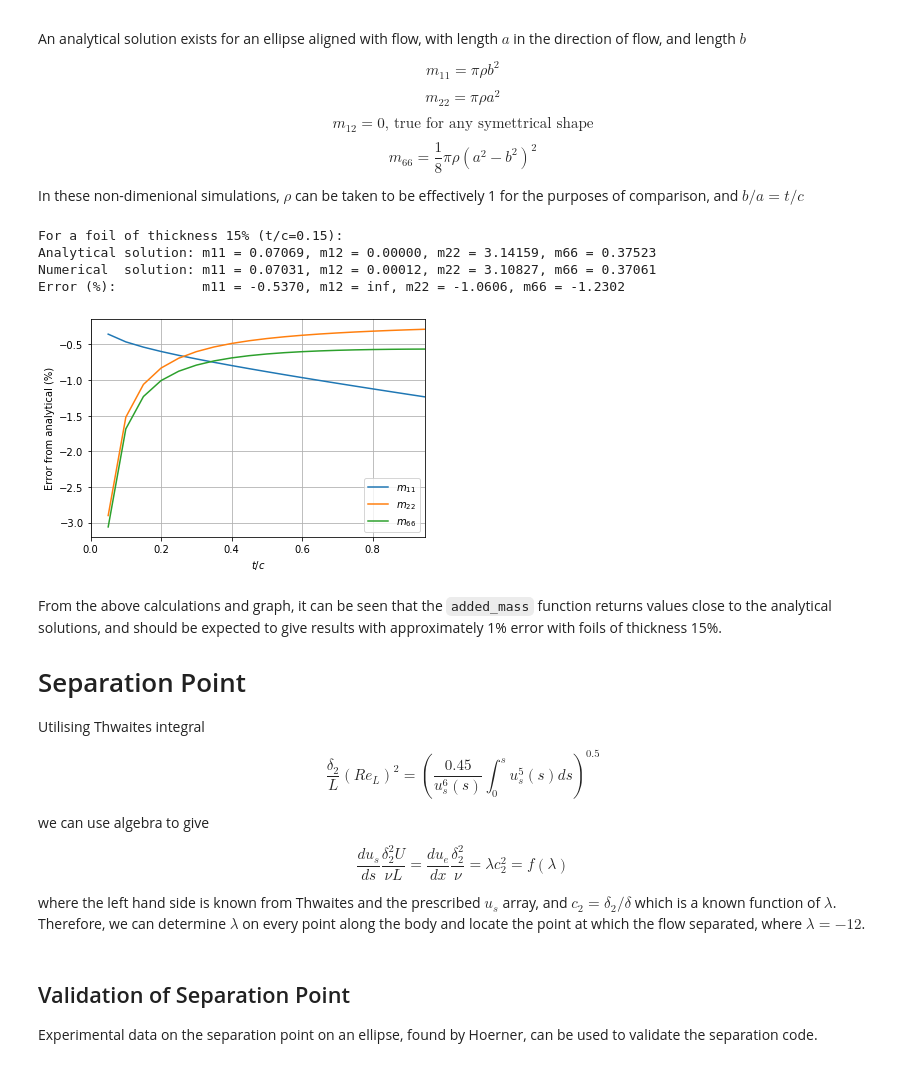
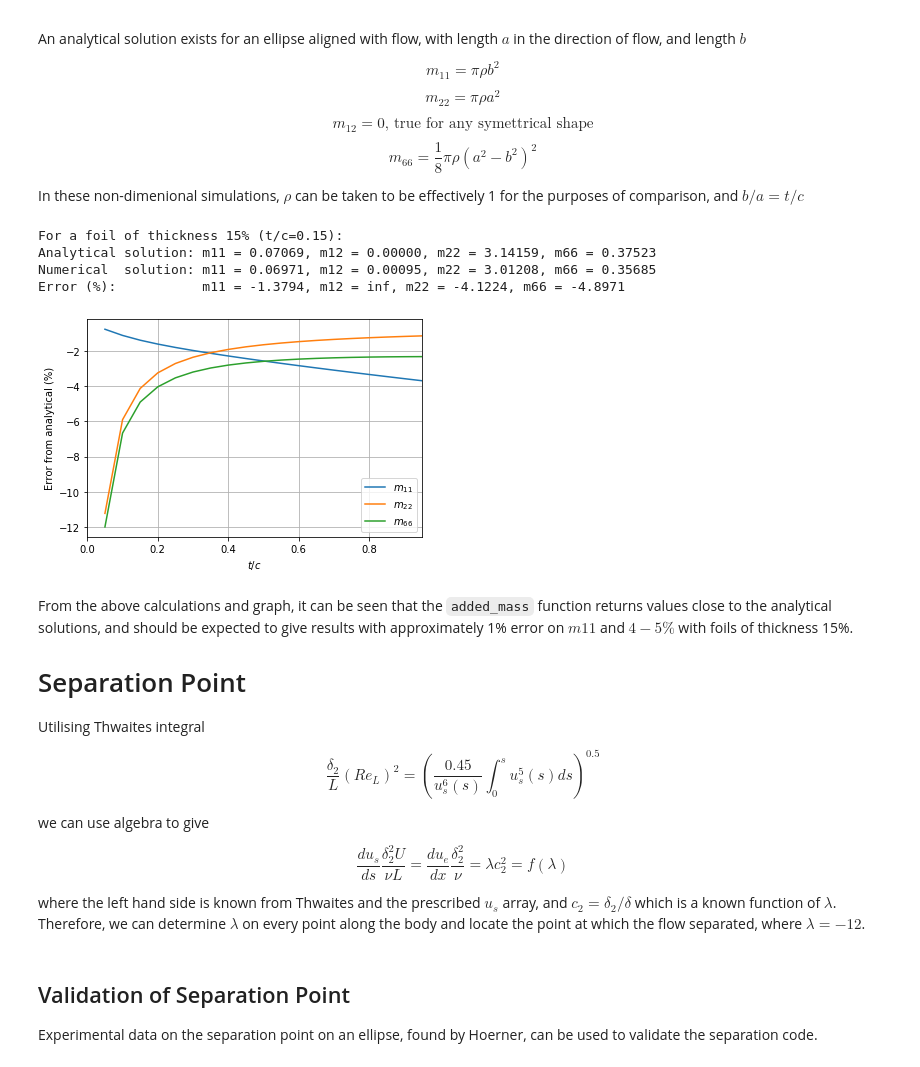
Before and after one commit to Papadopolous/MarineHydro, a Jupyter notebook: AssignmentReport2.ipynb, the cells around one changed output. Drawn from its saved outputs; the diff is of its cells as text; code cells hidden in the pictures.

```diff
--- a/AssignmentReport2.ipynb
+++ b/AssignmentReport2.ipynb
@@ -142,7 +151,9 @@ To further verify the model used, the first and last value of $\gamma$ is compar
 # %%
 for N in 2**np.arange(3,10,1):
     naca = make_naca4(N, m=0.05)
-    naca.solve_gamma(alpha=0.05, kutta = [(0, -1)])
-    gamma = naca.get_array('gamma')
-    print(r'N: {:.0f}, Diff. in vortex strengths: {:.4f}'.format(N, gamma[0] + gamma[-1]))
+    naca.solve_gamma_O2(alpha=0.05, kutta = [(0, -1)])
+    gamma = naca.get_array('_gamma')
+    g0, _ = gamma[0]
+    _, g1 = gamma[-1]
+    print(r'N: {:.0f}, Trailing edge vortex strengths: ({:.3f}, {:.3f})'.format(N, g0, g1))
 # %% [output]
@@ -498,43 +509,43 @@ def added_mass(panels):
     n2 = sx                 # normal in the y direction
     n6 = xc * n2 -yc * n1   # from cross product
 
-    x = np.empty(N+1)
-    x[0] = xc[0] - S[0]*sx[0]
+    x = np.empty(N+1)       # create array for storage of panel endpoints x coords
+    x[0] = xc[0] - S[0]*sx[0]   # calculate the endpoints x coords
     x[1:] = xc + S*sx
 
-    y = np.empty(N+1)
-    y[0] = yc[0] - S[0]*sx[0]
+    y = np.empty(N+1)        # create array for storage of panel endpoints y coords
+    y[0] = yc[0] - S[0]*sx[0]   # calculate the endpoints y coords
     y[1:] = yc + S*sy
 
     for i in range(N):
-        r1 = np.linalg.norm(np.array([x[:-1], y[:-1]]).T - np.array([xc[i], yc[i]]), axis=1)
+        r1 = np.linalg.norm(np.array([x[:-1], y[:-1]]).T - np.array([xc[i], yc[i]]), axis=1)    # calculate r
         r2 = np.linalg.norm(np.array([x[1:], y[1:]]).T - np.array([xc[i], yc[i]]), axis=1)
 
-        theta = -np.arccos( (dS**2 - r2**2 - r1**2)/(-2*r2*r1) )
-        theta[np.isnan(theta)] = 0
+        theta = -np.arccos( (dS**2 - r2**2 - r1**2)/(-2*r2*r1) )    # calculate opening angle
+        theta[np.isnan(theta)] = 0                                  # replace NaNs
 
-        h11 = (np.log(r1) + np.log(r2))*0.5*dS
+        h11 = (np.log(r1) + np.log(r2))*0.5*dS  # calculate h coefficient
         h22 = (np.log(r1) + np.log(r2))*0.5*dS
         h66 = (np.log(r1) + np.log(r2))*0.5*dS
 
-        A[i] = theta
+        A[i] = theta                            # store thetas in matrix A
         np.fill_diagonal(A, -np.pi)
 
-        B11[i] = sum(n1*h11)
+        B11[i] = sum(n1*h11)    # store RHS variables
         B22[i] = sum(n2*h22)
         B66[i] = sum(n6*h66)
 
-    phi11 = np.linalg.solve(A, B11)
+    phi11 = np.linalg.solve(A, B11) # calculate velocity potential
     phi22 = np.linalg.solve(A, B22)
     phi66 = np.linalg.solve(A, B66)
 
-    m11 = sum(phi11*n1*dS)
+    m11 = sum(phi11*n1*dS)  # calculate added mass
     m12 = sum(phi11*n2*dS)
     m21 = sum(phi22*n1*dS)
     m22 = sum(phi22*n2*dS)
     m66 = sum(phi66*n6*dS)
-    if m12-m21 > 5*(10**-3):
-        raise ValueError("Added mass matrix is not symmetric")
+    if m12-m21 > 5*10**-3:
+        raise ValueError("Added mass matrix is not symmetric")  # raise error if matrix isn't symmetrical
 
     return m11, m12, m22, m66
 # %% [markdown]
@@ -550,7 +561,7 @@ $$ m_{66} = \frac{1}{8} \pi \rho (a^2 - b^2)^2 $$
 In these non-dimenional simulations, $\rho$ can be taken to be effectively 1 for the purposes of comparison, and $b/a = t/c$
 # %%
 @np.vectorize
-def ellipse_added_mass(N, t_c):
+def ellipse_added_mass(t_c, N=128):
     """ Calculate the analytical and numerical added masses, as well as the error between them
 
     Inputs:
@@ -572,42 +583,40 @@ def ellipse_added_mass(N, t_c):
     m66_exact = 1/8 * np.pi * (1 - t_c**2)**2
 
     m11, m12, m22, m66 = added_mass(ellipse)
 
     m11_error = (m11/m11_exact-1)*100
     m12_error = (m12/m12_exact-1)*100
     m22_error = (m22/m22_exact-1)*100
     m66_error = (m66/m66_exact-1)*100
 
     return m11_exact, m12_exact, m22_exact, m66_exact, m11, m12, m22, m66, m11_error, m12_error, m22_error, m66_error
 
-N=500
-
-m11_exact, m12_exact, m22_exact, m66_exact, m11, m12, m22, m66, m11_error, m12_error, m22_error, m66_error = ellipse_added_mass(N, 0.15)
+m11_exact, m12_exact, m22_exact, m66_exact, m11, m12, m22, m66, m11_error, m12_error, m22_error, m66_error = ellipse_added_mass(0.15)
 print('For a foil of thickness 15% (t/c=0.15):')
 print('Analytical solution: m11 = {:.5f}, m12 = {:.5f}, m22 = {:.5f}, m66 = {:.5f}'.format(m11_exact, m12_exact, m22_exact, m66_exact))
 print('Numerical  solution: m11 = {:.5f}, m12 = {:.5f}, m22 = {:.5f}, m66 = {:.5f}'.format(m11, m12, m22, m66))
 print('Error (%):           m11 = {:.4f}, m12 = {:.4f}, m22 = {:.4f}, m66 = {:.4f}'.format(m11_error, m12_error, m22_error, m66_error))
 print()
 
 t_c = np.arange(0.05, 1, 0.05)
-_, _, _, _, _, _, _, _, m11_error, m12_error, m22_error, m66_error = ellipse_added_mass(N, t_c)
+_, _, _, _, _, _, _, _, m11_error, m12_error, m22_error, m66_error = ellipse_added_mass(t_c)
 plt.plot(t_c, m11_error, label='$m_{11}$')
 plt.plot(t_c, m22_error, label='$m_{22}$')
 plt.plot(t_c, m66_error, label='$m_{66}$')
 plt.xlabel(r'$t/c$')
 plt.ylabel(r'Error from analytical (%)')
 plt.xlim(0, max(t_c))
 plt.grid('both')
 plt.legend()
 plt.show()
 # %% [output]
 For a foil of thickness 15% (t/c=0.15):
 Analytical solution: m11 = 0.07069, m12 = 0.00000, m22 = 3.14159, m66 = 0.37523
-Numerical  solution: m11 = 0.07031, m12 = 0.00012, m22 = 3.10827, m66 = 0.37061
-Error (%):           m11 = -0.5370, m12 = inf, m22 = -1.0606, m66 = -1.2302
+Numerical  solution: m11 = 0.06971, m12 = 0.00095, m22 = 3.01208, m66 = 0.35685
+Error (%):           m11 = -1.3794, m12 = inf, m22 = -4.1224, m66 = -4.8971
-[figure, old version]
+[figure, new version]
 # %% [markdown]
-From the above calculations and graph, it can be seen that the `added_mass` function returns values close to the analytical solutions, and should be expected to give results with approximately 1% error with foils of thickness 15%.
+From the above calculations and graph, it can be seen that the `added_mass` function returns values close to the analytical solutions, and should be expected to give results with approximately 1% error on $m11$ and $4-5 \%$ with foils of thickness 15%.
 
 # Separation Point
 
```
Also changed, not shown: parts of 6 cells of this notebook.
